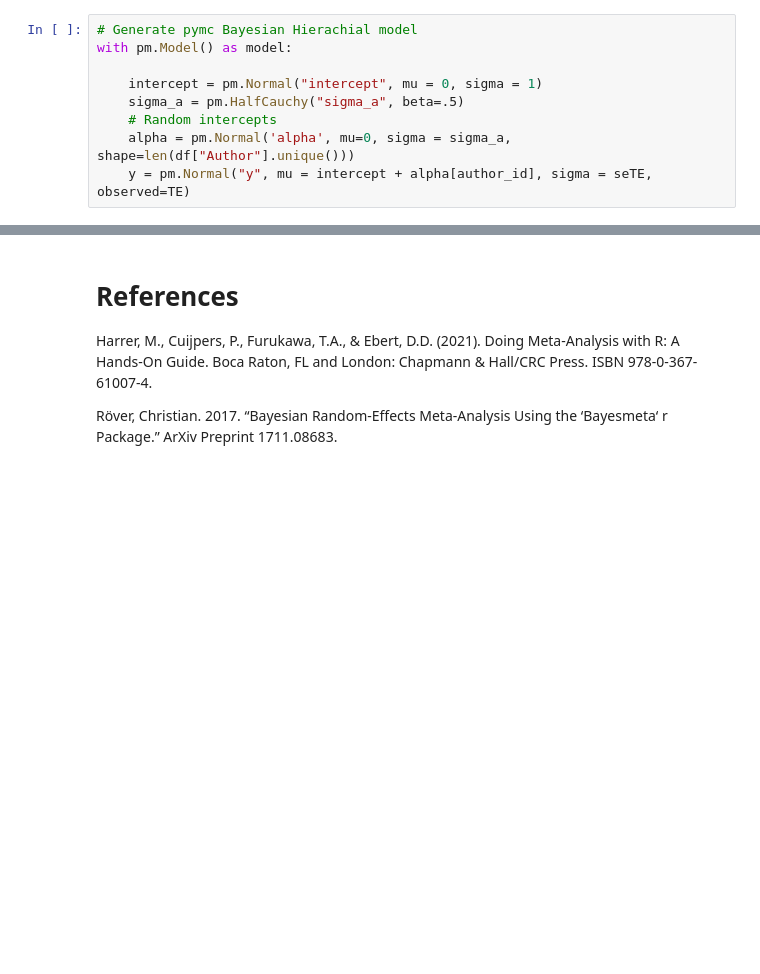
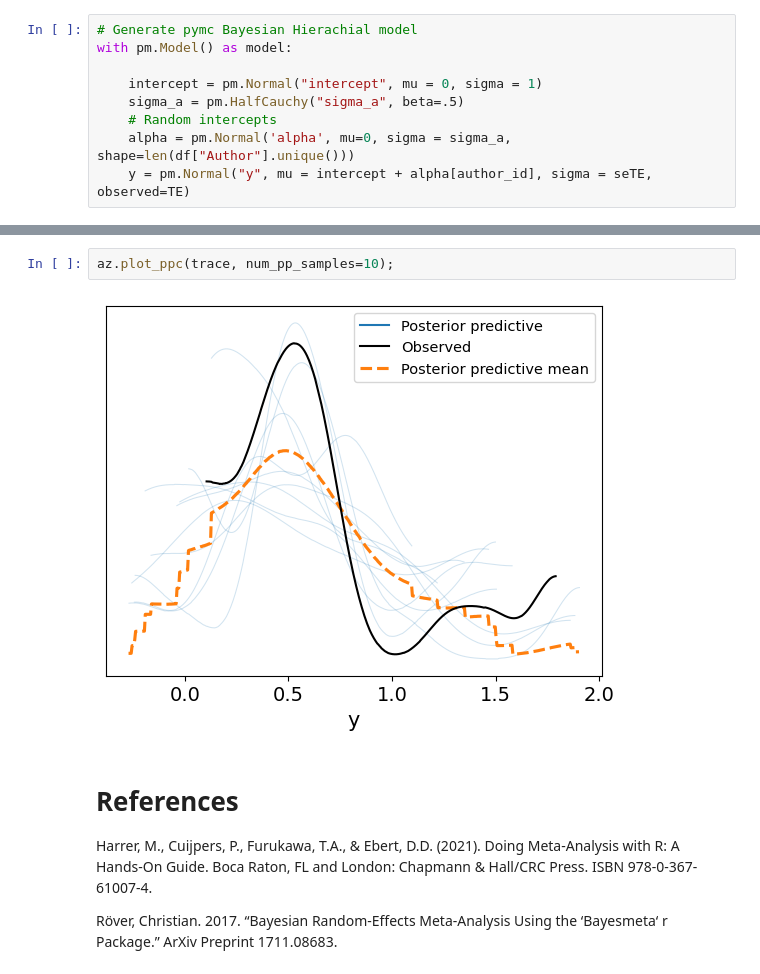
Before and after one commit to HPCurtis/meta_analysis_pymc, a Jupyter notebook: meta_analysis.ipynb, the cells around one changed output, grey strips where cells are left out. Cells and saved outputs as stored; diff of their text form; blank space fills up the shorter version.

```diff
--- a/meta_analysis.ipynb
+++ b/meta_analysis.ipynb
@@ -73,3 +86,7 @@ az.summary(trace, var_names=["sigma_a", "intercept"])
+# %%
+az.plot_ppc(trace, num_pp_samples=10);
+# %% [output]
+[figure, added]
 # %% [markdown]
 # References
 Harrer, M., Cuijpers, P., Furukawa, T.A., & Ebert, D.D. (2021). Doing Meta-Analysis with R: A Hands-On Guide. Boca Raton, FL and London: Chapmann & Hall/CRC Press. ISBN 978-0-367-61007-4.
```
Also changed, not shown: parts of 4 cells of this notebook.
